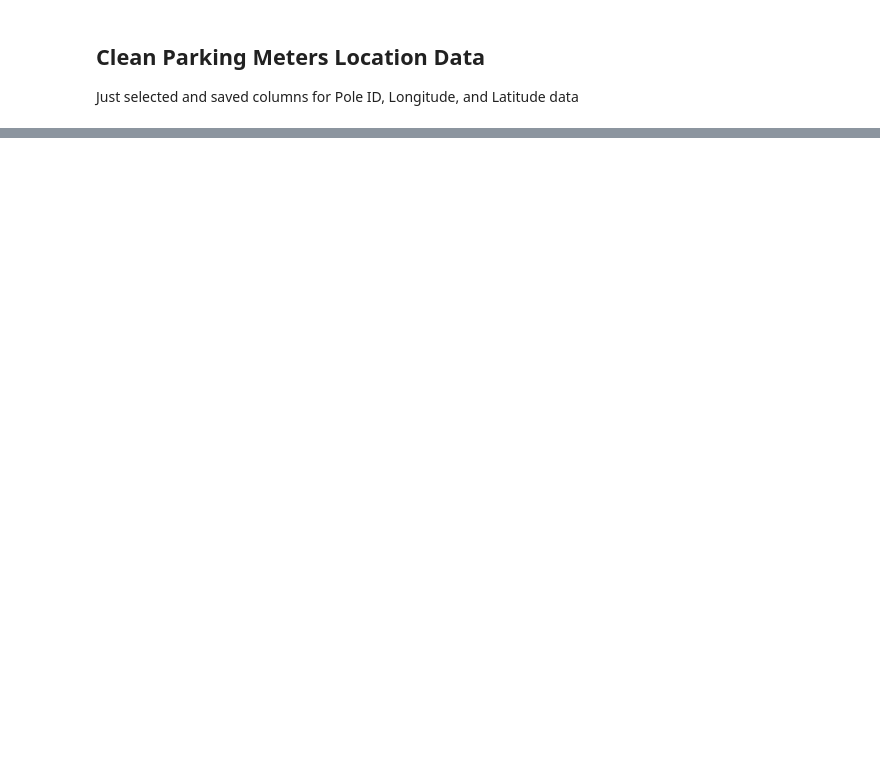
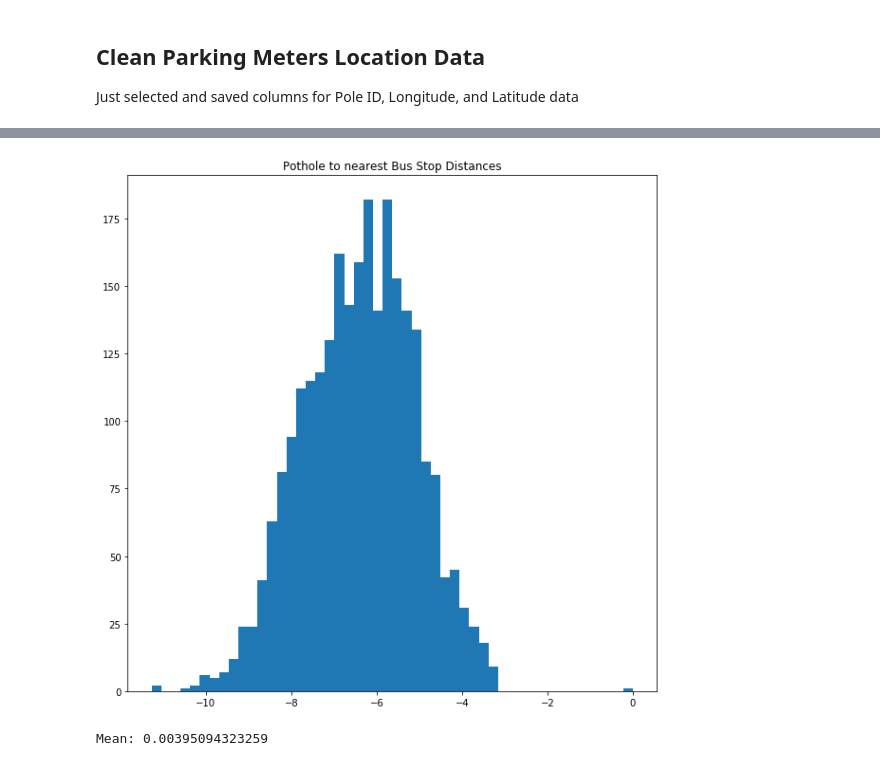
Before and after one commit to mac011/Pr_087, a Jupyter notebook: python_notebooks/yyun_COGS108.ipynb, the cells around one changed output, grey strips where cells are left out. Saved outputs shown, nothing was run; the diff lists cells and outputs as text; code cells hidden in the pictures; blank space fills up the shorter version.

Commit message:
added to yyun notebook: bus stop to pothole and random comparisons, and parking meter to pothole and random location comparison.

```diff
--- a/python_notebooks/yyun_COGS108.ipynb
+++ b/python_notebooks/yyun_COGS108.ipynb
@@ -54,3 +24,0 @@ min_dist_indices.shape
-# %%
-_ = plt.hist(min_dist_indices, 25)
-plt.show(_)
@@ -61,0 +42,33 @@ plt.show(_)
+# %%
+#Recalculate bus distances
+open_pot = pd.read_csv('Pr_087/clean_data/cleaned_get_it_done_open_potholes.csv')
+open_pot = open_pot[~np.isnan(open_pot['long'])]
+open_pot = open_pot[open_pot['long'] != 0]
+bus_stops = pd.read_csv('Pr_087/clean_data/clean_bus_stops.csv')
+bus_stops = bus_stops[~np.isnan(bus_stops['LONGITUDE'])]
+bus_stops = bus_stops[bus_stops['LONGITUDE'] != 0]
+# %%
+open_pot_coordinates = np.asarray(open_pot[['lat','long']])
+bus_stops_coordinates = np.asarray(bus_stops[['LATITUDE','LONGITUDE']])
+# %%
+dist_bus_data = scipy.spatial.distance.cdist(open_pot_coordinates,bus_stops_coordinates)
+min_dist_indices = np.zeros(dist_bus_data.shape[0])
+min_dists = np.zeros(dist_bus_data.shape[0])
+
+for i in range(0,dist_bus_data.shape[0]):
+    _ = np.argmin(dist_bus_data[i])
+    min_dists[i] = dist_bus_data[i][_]
+    min_dist_indices[i] = _
+    if dist_bus_data[i][_] > 20:
+        print('WTF',i,':',dist_bus_data[i][_])
+# %%
+plt.close()
+plt.figure(figsize=(10,10))
+plt.hist(np.log(min_dists), 50)
+plt.title('Pothole to nearest Bus Stop Distances')
+plt.show()
+plt.close()
+print('Mean:',np.mean(min_dists))
+# %% [output]
+[figure, added]
+Mean: 0.00395094323259
```
Also changed, not shown: parts of 11 cells of this notebook.
